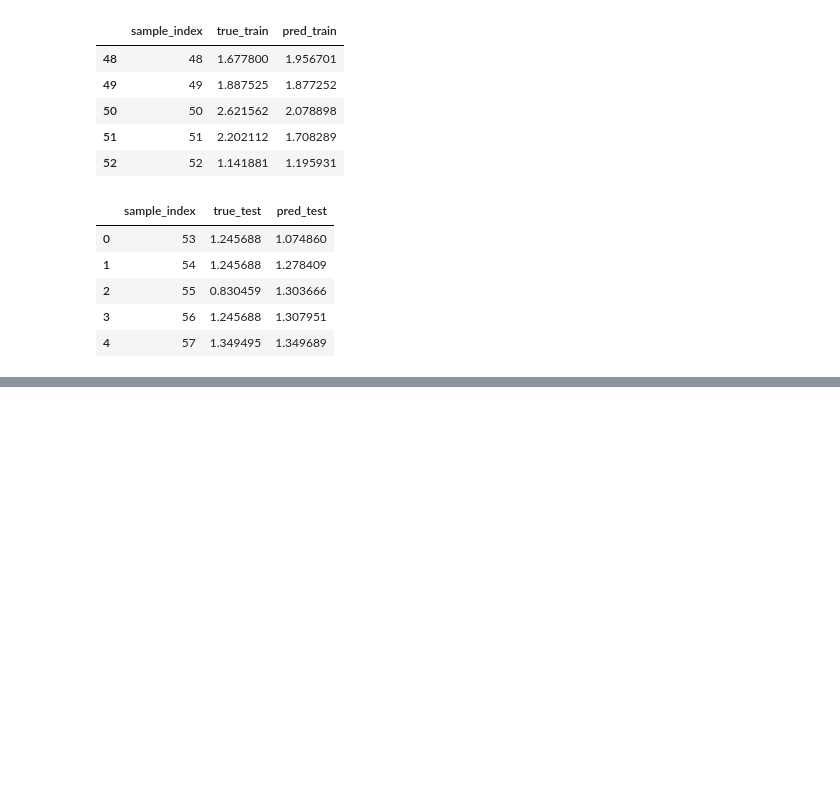
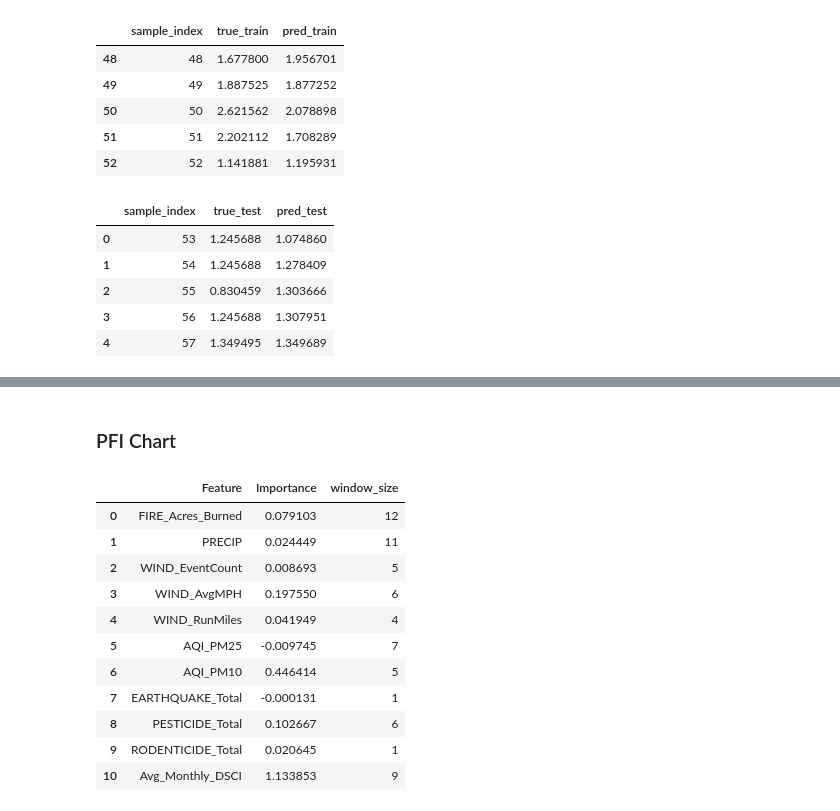
Before and after one commit to dillonallen92/ValleyFeverAnalysis_Cleaned, a Jupyter notebook: data/runs/fresno_Rat_Drought_baseline_2026-04-12_14-47-14_Winner/fresno_data_analysis.ipynb, the cells around one changed output, grey strips where cells are left out. Drawn from its saved outputs; the diff is of its cells as text; code cells hidden in the pictures; blank space fills up the shorter version.

```diff
--- a/data/runs/fresno_Rat_Drought_baseline_2026-04-12_14-47-14_Winner/fresno_data_analysis.ipynb
+++ b/data/runs/fresno_Rat_Drought_baseline_2026-04-12_14-47-14_Winner/fresno_data_analysis.ipynb
@@ -78,0 +85,19 @@ Text(0, 0.5, 'VF Rate')
+# %% [markdown]
+### PFI Chart
+# %%
+# pfi data
+pfi_data = pd.read_csv("pfi_importance.csv")
+pfi_data
+# %% [output]
+|  | Feature | Importance | window_size |
+| 0 | FIRE_Acres_Burned | 0.079103 | 12 |
+| 1 | PRECIP | 0.024449 | 11 |
+| 2 | WIND_EventCount | 0.008693 | 5 |
+| 3 | WIND_AvgMPH | 0.197550 | 6 |
+| 4 | WIND_RunMiles | 0.041949 | 4 |
+| 5 | AQI_PM25 | -0.009745 | 7 |
+| 6 | AQI_PM10 | 0.446414 | 5 |
+| 7 | EARTHQUAKE_Total | -0.000131 | 1 |
+| 8 | PESTICIDE_Total | 0.102667 | 6 |
+| 9 | RODENTICIDE_Total | 0.020645 | 1 |
+| 10 | Avg_Monthly_DSCI | 1.133853 | 9 |
```
Also changed, not shown: parts of 8 cells of this notebook, 12 other files.
